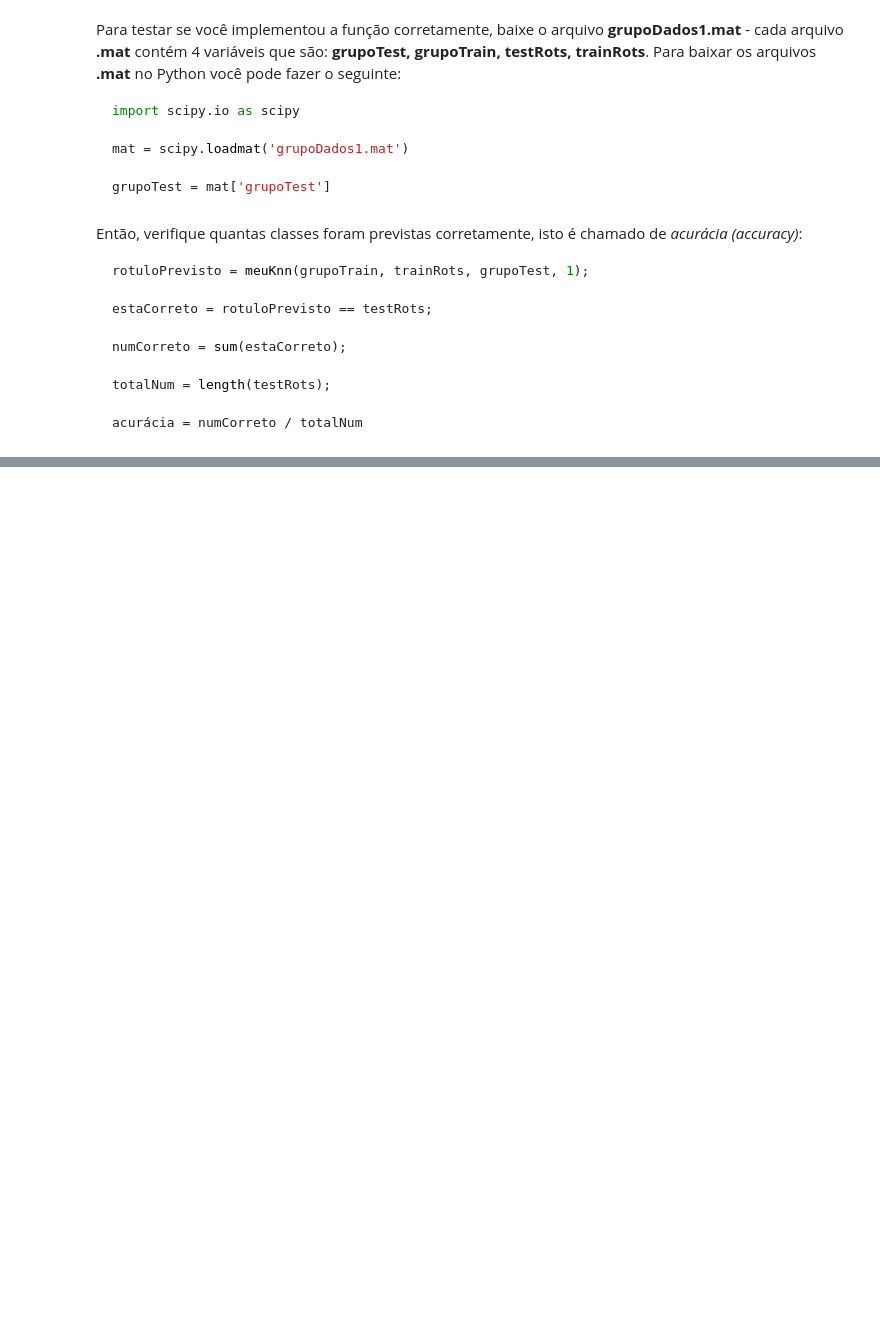
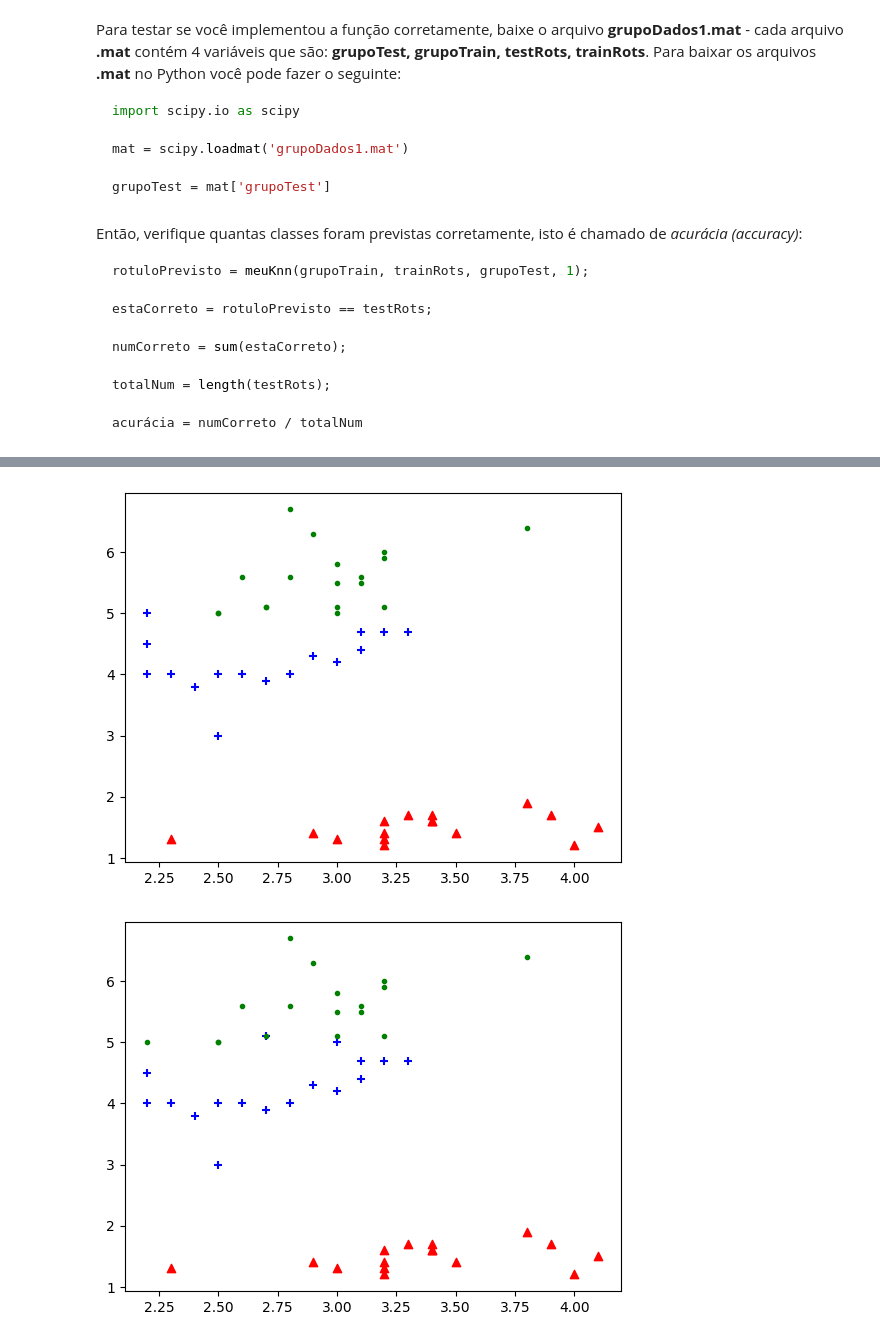
Before and after one commit to GuerreiroG/aprendizado_de_maquina, a Jupyter notebook: kNN/knn.ipynb, the cells around one changed output, grey strips where cells are left out. Drawn from its saved outputs; the diff is of its cells as text; code cells hidden in the pictures; blank space fills up the shorter version.

```diff
--- a/kNN/knn.ipynb
+++ b/kNN/knn.ipynb
@@ -96,0 +132,4 @@ def calcular_acuratcia():
+# %%
+rotulos_previstos = knn(grupoTrain, trainRots, grupoTest, 10)
+acuracia = calcular_acuracia(rotulos_previstos, testRots)
+acuracia
@@ -96,0 +160,20 @@ def calcular_acuratcia():
+# %%
+def get_dados_rotulo(dados, rotulos, rotulo, indice):
+    ret = []
+    for idx in range(0, len(dados)):
+        if(rotulos[idx] == rotulo):
+            ret.append(dados[idx][indice])
+    return ret
+
+def visualiza_pontos(dados, rotulos, d1, d2):
+    fig, ax = plt.subplots()
+    ax.scatter(get_dados_rotulo(dados, rotulos, 1, d1), get_dados_rotulo(dados, rotulos, 1, d2), c='red' , marker='^')
+    ax.scatter(get_dados_rotulo(dados, rotulos, 2, d1), get_dados_rotulo(dados, rotulos, 2, d2), c='blue' , marker='+')
+    ax.scatter(get_dados_rotulo(dados, rotulos, 3, d1), get_dados_rotulo(dados, rotulos, 3, d2), c='green', marker='.')
+    plt.show()
+
+visualiza_pontos(grupoTest, rotulos_previstos, 1, 2)
+visualiza_pontos(grupoTest, testRots, 1, 2)
+# %% [output]
+[figure, added]
+[figure, added]
```
Also changed, not shown: parts of 9 cells of this notebook.
